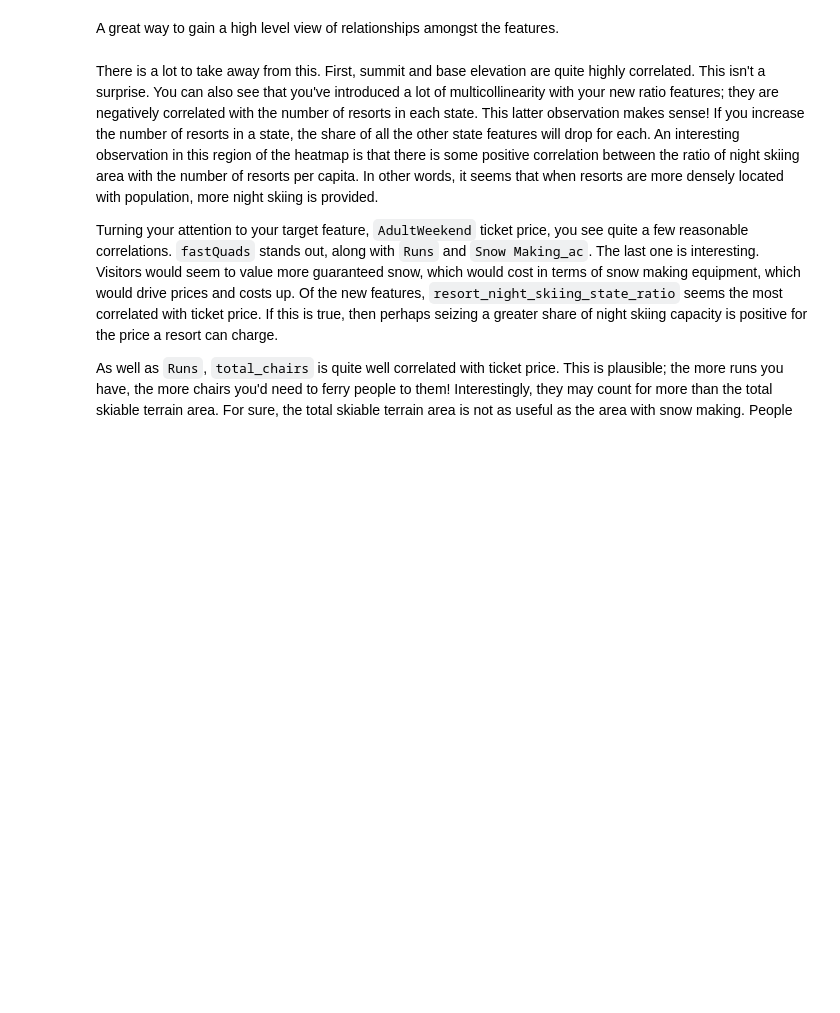
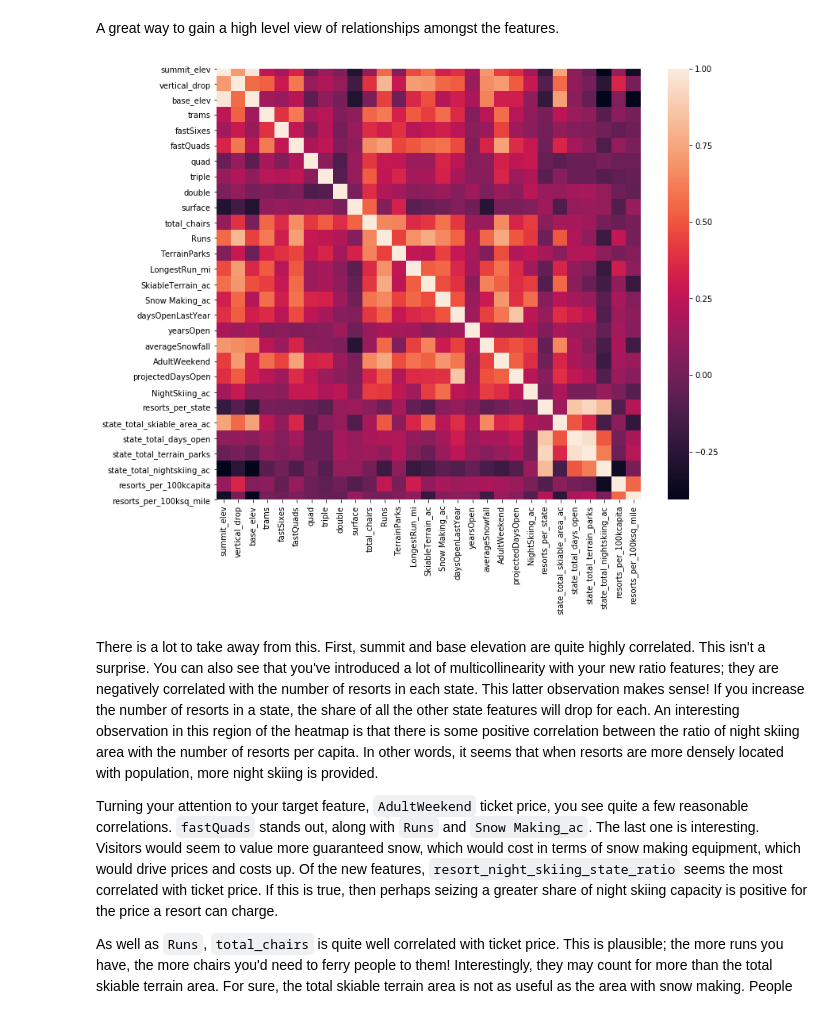
Before and after one commit to sternbrian2/DataScienceGuidedCapstone, a Jupyter notebook: Notebooks/03_exploratory_data_analysis.ipynb, the cells around one changed output. Drawn from its saved outputs; the diff is of its cells as text; code cells hidden in the pictures; blank space fills up the shorter version.

```diff
--- a/Notebooks/03_exploratory_data_analysis.ipynb
+++ b/Notebooks/03_exploratory_data_analysis.ipynb
@@ -687,9 +761,11 @@ A great way to gain a high level view of relationships amongst the features.
 # %%
 #Code task 12#
 #Show a seaborn heatmap of correlations in ski_data
 #Hint: call pandas' `corr()` method on `ski_data` and pass that into `sns.heatmap`
 plt.subplots(figsize=(12,10))
-sns.___(ski_data.___);
+sns.heatmap(ski_data.corr());
+# %% [output]
+[figure, added]
 # %% [markdown]
 There is a lot to take away from this. First, summit and base elevation are quite highly correlated. This isn't a surprise. You can also see that you've introduced a lot of multicollinearity with your new ratio features; they are negatively correlated with the number of resorts in each state. This latter observation makes sense! If you increase the number of resorts in a state, the share of all the other state features will drop for each. An interesting observation in this region of the heatmap is that there is some positive correlation between the ratio of night skiing area with the number of resorts per capita. In other words, it seems that when resorts are more densely located with population, more night skiing is provided.
 
```
Also changed, not shown: parts of 17 cells of this notebook.
